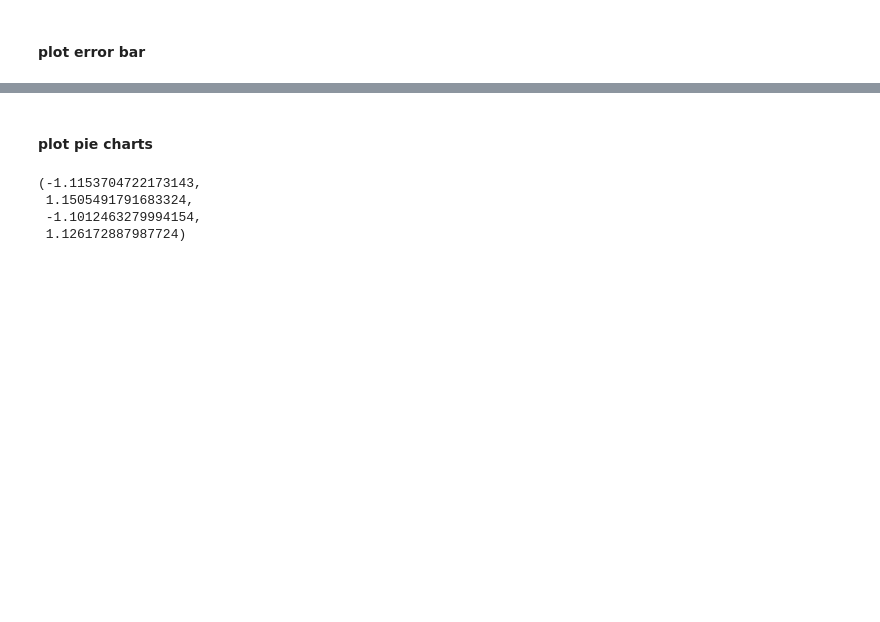
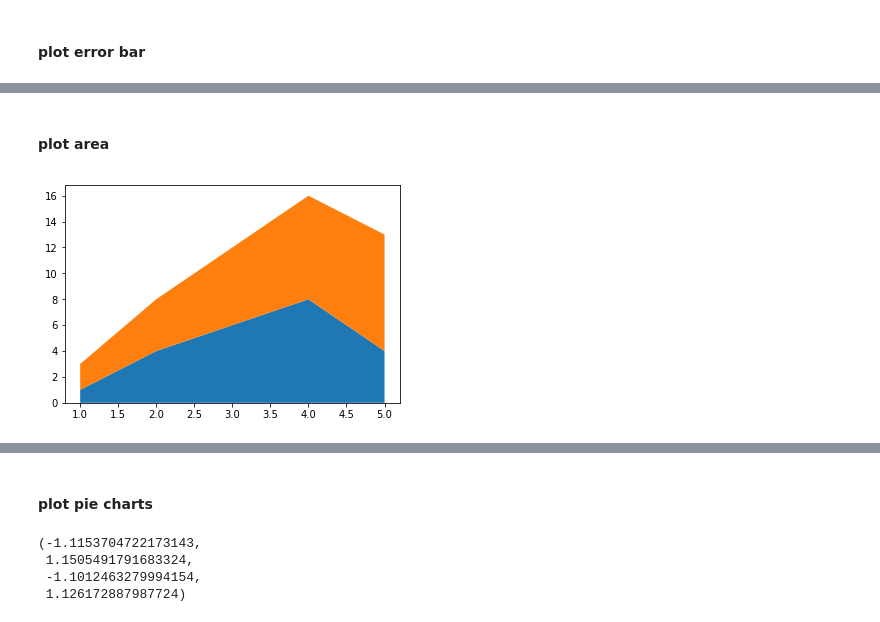
Before and after one commit to w26738/Notebook, a Jupyter notebook: data_analysis/matplotlib_101.ipynb, the cells around one changed output, grey strips where cells are left out. Drawn from its saved outputs; the diff is of its cells as text; code cells hidden in the pictures; blank space fills up the shorter version.

```diff
--- a/data_analysis/matplotlib_101.ipynb
+++ b/data_analysis/matplotlib_101.ipynb
@@ -88,0 +89,9 @@ plt.errorbar(x, y, yerr=1, fmt='.r', capsize=5, capthick=3)
+# %% [markdown]
+#### plot area
+# %%
+x = range(1, 6)
+y1 = [1, 4, 6, 8, 4]
+y2 = [2, 4, 6, 8, 9]
+plt.stackplot(x, y1, y2);
+# %% [output]
+[figure, added]
```
Also changed, not shown: parts of 7 cells of this notebook.
